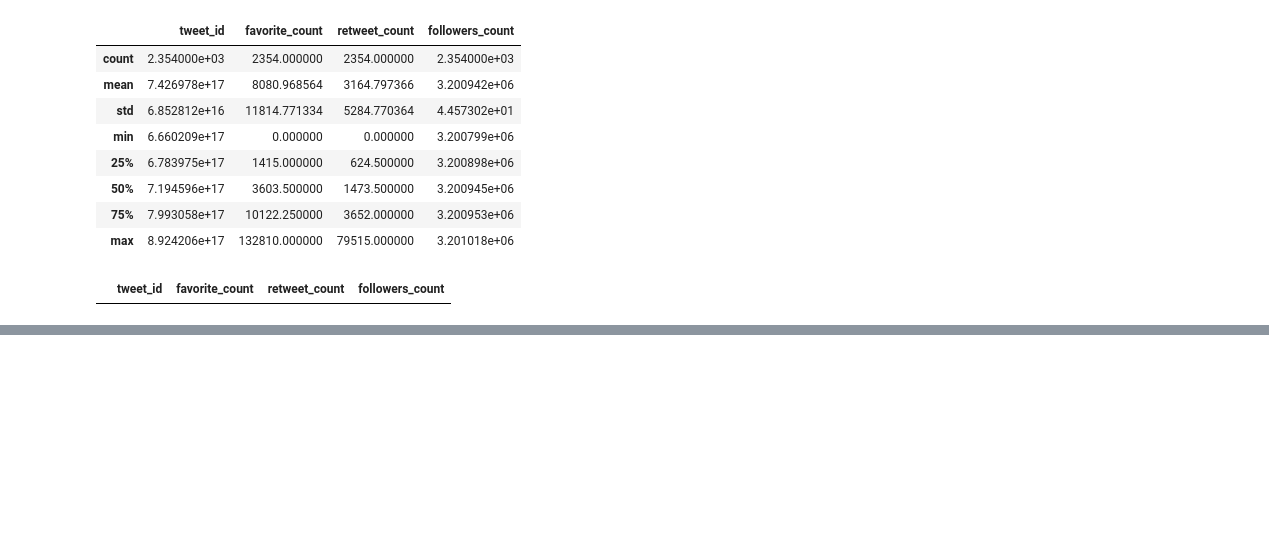
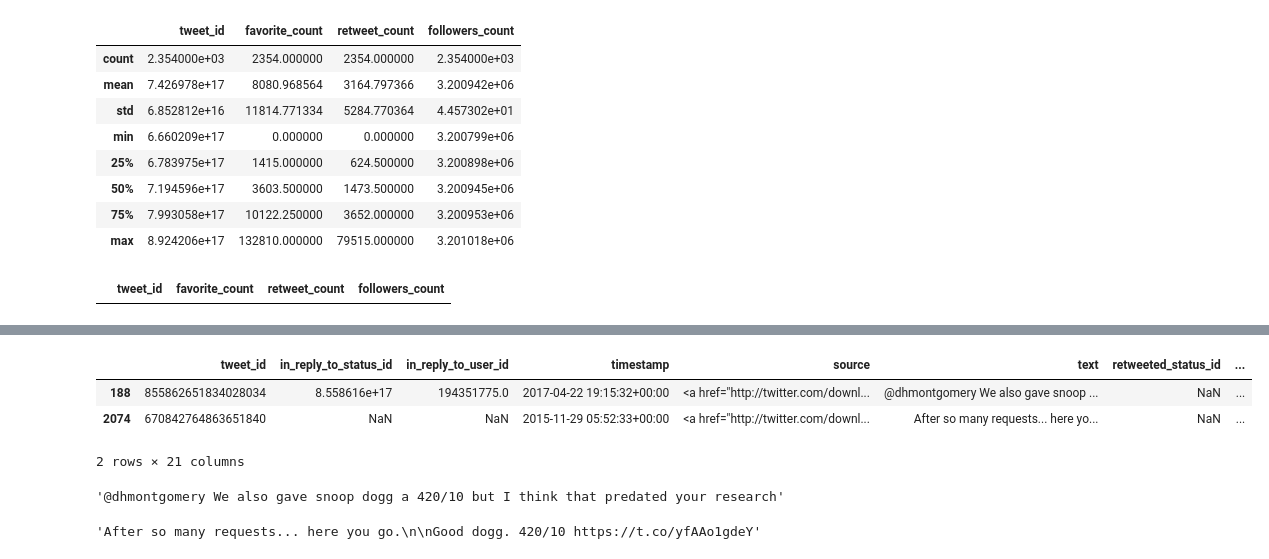
Before and after one commit to hagerElsehaimy/WeRateDogs, a Jupyter notebook: WeRateDogs.ipynb, the cells around one changed output, grey strips where cells are left out. Drawn from its saved outputs; the diff is of its cells as text; code cells hidden in the pictures; blank space fills up the shorter version.

Commit message:
archive_df clean up

```diff
--- a/WeRateDogs.ipynb
+++ b/WeRateDogs.ipynb
@@ -411,0 +408,6 @@ archive_df['timestamp'] = pd.to_datetime(archive_df['timestamp'])
+# %%
+archive_df['year'] = archive_df.timestamp.dt.year
+archive_df['month'] = archive_df.timestamp.dt.month
+archive_df['day'] = archive_df.timestamp.dt.day
+
+archive_df.info()
@@ -435,9 +457,3 @@ memory usage: 313.0+ KB
-# %%
-archive_df.drop(['in_reply_to_status_id',
-               'in_reply_to_user_id',
-               'source',
-               'retweeted_status_id',
-               'retweeted_status_user_id',
-               'retweeted_status_timestamp',
-               'expanded_urls'],
-               axis=1,inplace=True)
+# %%
+archive_df['rate'] = (archive_df.rating_numerator / archive_df.rating_denominator)
+archive_df.rate.value_counts()
@@ -443,0 +478,15 @@ archive_df.drop(['in_reply_to_status_id',
+# %%
+archive_df.query('rate ==42')
+# %% [output]
+|  | tweet_id | in_reply_to_status_id | in_reply_to_user_id | timestamp | source | text | retweeted_status_id | ... |
+| 188 | 855862651834028034 | 8.558616e+17 | 194351775.0 | 2017-04-22 19:15:32+00:00 | <a href="http://twitter.com/downl... | @dhmontgomery We also gave snoop ... | NaN | ... |
+| 2074 | 670842764863651840 | NaN | NaN | 2015-11-29 05:52:33+00:00 | <a href="http://twitter.com/downl... | After so many requests... here yo... | NaN | ... |
+2 rows × 21 columns
+# %%
+archive_df.query('rate ==42')['text'][188]
+# %% [output]
+'@dhmontgomery We also gave snoop dogg a 420/10 but I think that predated your research'
+# %%
+archive_df.query('rate ==42')['text'][2074]
+# %% [output]
+'After so many requests... here you go.\n\nGood dogg. 420/10 https://t.co/yfAAo1gdeY'
```
Also changed, not shown: parts of 24 cells of this notebook.
